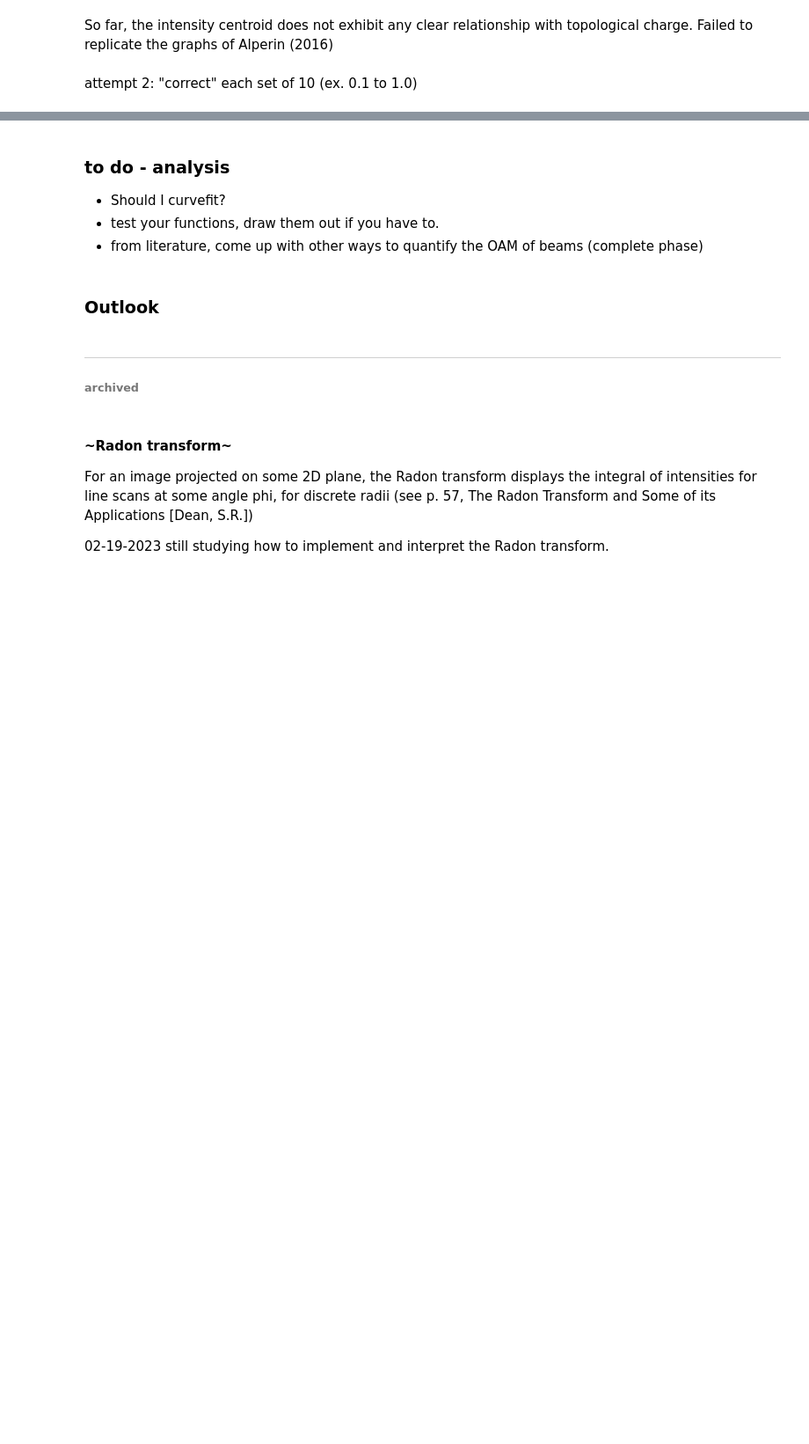
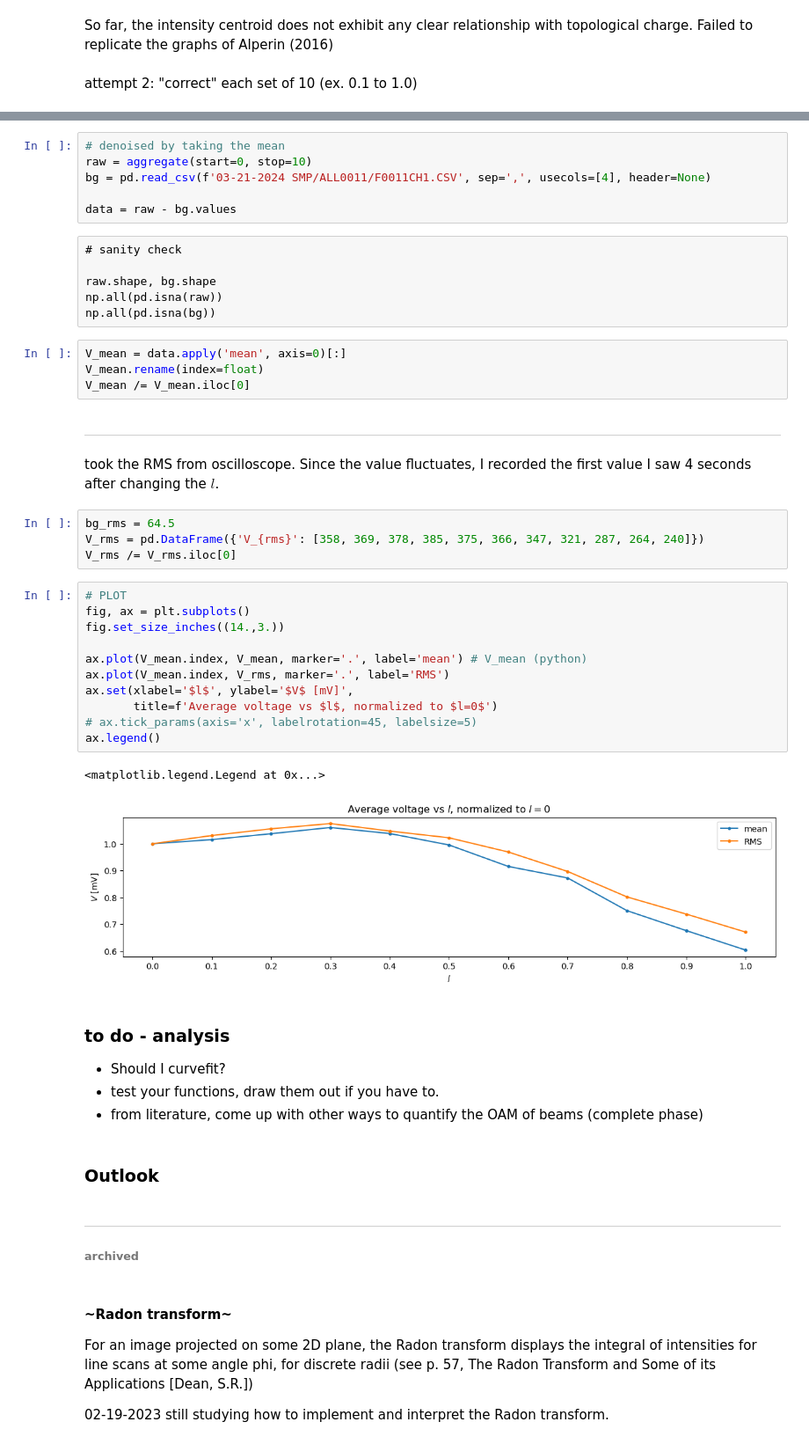
Before and after one commit to mimmphi/SPP24-frac-vortex-Gaussian, a Jupyter notebook: SLM_holes.ipynb, the cells around one changed output, grey strips where cells are left out. Shown at 88% size. Cells and saved outputs as stored; diff of their text form; blank space fills up the shorter version.

Commit message:
Projection on optical fiber
l = [0, 1, 0.1]. Signal through fiber passed to an oscilloscope. Voltage readings per l are contained in each CSV.

```diff
--- a/SLM_holes.ipynb
+++ b/SLM_holes.ipynb
@@ -304,3 +347,40 @@ attempt 2: "correct" each set of 10 (ex. 0.1 to 1.0)
+# %%
+# denoised by taking the mean
+raw = aggregate(start=0, stop=10)
+bg = pd.read_csv(f'03-21-2024 SMP/ALL0011/F0011CH1.CSV', sep=',', usecols=[4], header=None)
+
+data = raw - bg.values
+# %% [raw]
+# sanity check
+
+raw.shape, bg.shape
+np.all(pd.isna(raw))
+np.all(pd.isna(bg))
+# %%
+V_mean = data.apply('mean', axis=0)[:]
+V_mean.rename(index=float)
+V_mean /= V_mean.iloc[0]
+# %% [markdown]
+---
+took the RMS from oscilloscope. Since the value fluctuates, I recorded the first value I saw 4 seconds after changing the $l$.
+# %%
+bg_rms = 64.5
+V_rms = pd.DataFrame({'V_{rms}': [358, 369, 378, 385, 375, 366, 347, 321, 287, 264, 240]})
+V_rms /= V_rms.iloc[0]
+# %%
+# PLOT
+fig, ax = plt.subplots()
+fig.set_size_inches((14.,3.))
+
+ax.plot(V_mean.index, V_mean, marker='.', label='mean') # V_mean (python)
+ax.plot(V_mean.index, V_rms, marker='.', label='RMS')
+ax.set(xlabel='$l$', ylabel='$V$ [mV]',
+       title=f'Average voltage vs $l$, normalized to $l=0$')
+# ax.tick_params(axis='x', labelrotation=45, labelsize=5)
+ax.legend()
+# %% [output]
+<matplotlib.legend.Legend at 0x...>
+[figure, added]
 # %% [markdown]
 ### to do - analysis
 - Should I curvefit?
```
Also changed, not shown: parts of 13 cells of this notebook, 38 other files.
